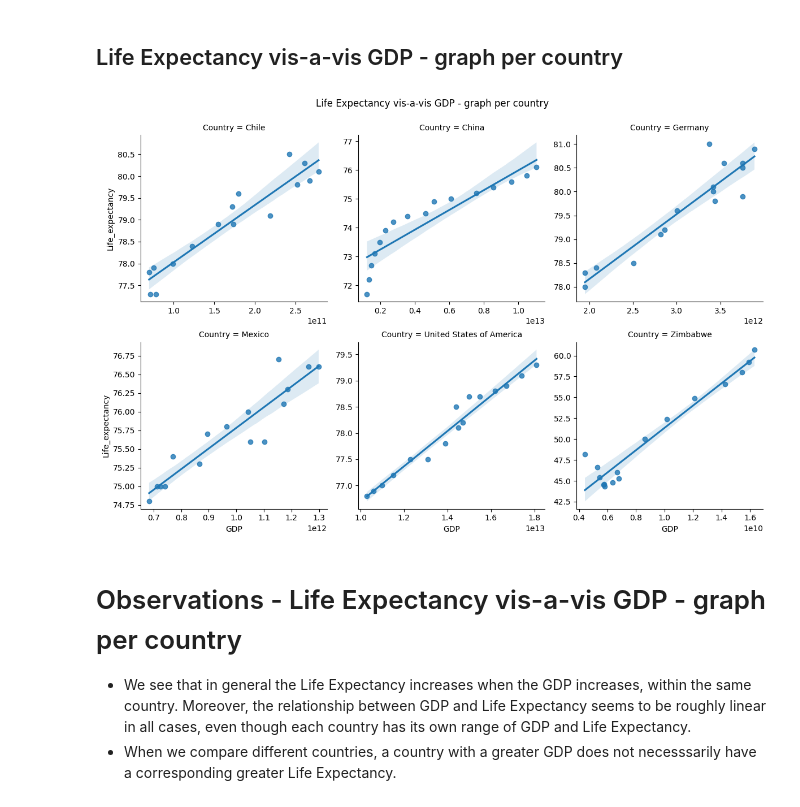
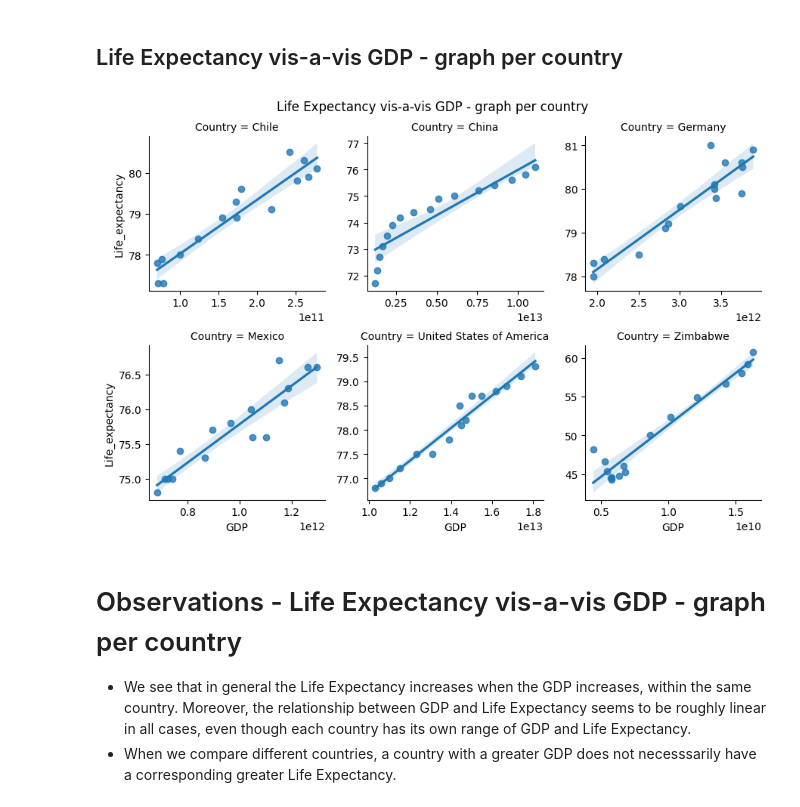
Before and after one commit to ramtob/codecademy-python, a Jupyter notebook: Life-Expectancy-and-GDP-Starter/life_expectancy_gdp.ipynb, the cells around one changed output. Cells and saved outputs as stored; diff of their text form; code cells hidden in the pictures.

```diff
--- a/Life-Expectancy-and-GDP-Starter/life_expectancy_gdp.ipynb
+++ b/Life-Expectancy-and-GDP-Starter/life_expectancy_gdp.ipynb
@@ -130,13 +114,13 @@ plt.show()
 # %% [markdown]
 ## Life Expectancy vis-a-vis GDP - graph per country
 # %%
-g = sns.FacetGrid(df_all, col="Country", col_wrap=3, col_order=countries, height=4, sharex=False, sharey=False)
+g = sns.FacetGrid(df_all, col="Country", col_wrap=3, col_order=countries, height=3, sharex=False, sharey=False)
 g.map(sns.regplot, 'GDP', 'Life_expectancy') # Place scatter plots with regression lines in the grid
 plt.subplots_adjust(top=0.9)
 plt.suptitle('Life Expectancy vis-a-vis GDP - graph per country')
 plt.show()
 # %% [output]
-[figure, old version]
+[figure, new version]
 # %% [markdown]
 # Observations - Life Expectancy vis-a-vis GDP - graph per country
 
```
Also changed, not shown: parts of 3 cells of this notebook.
